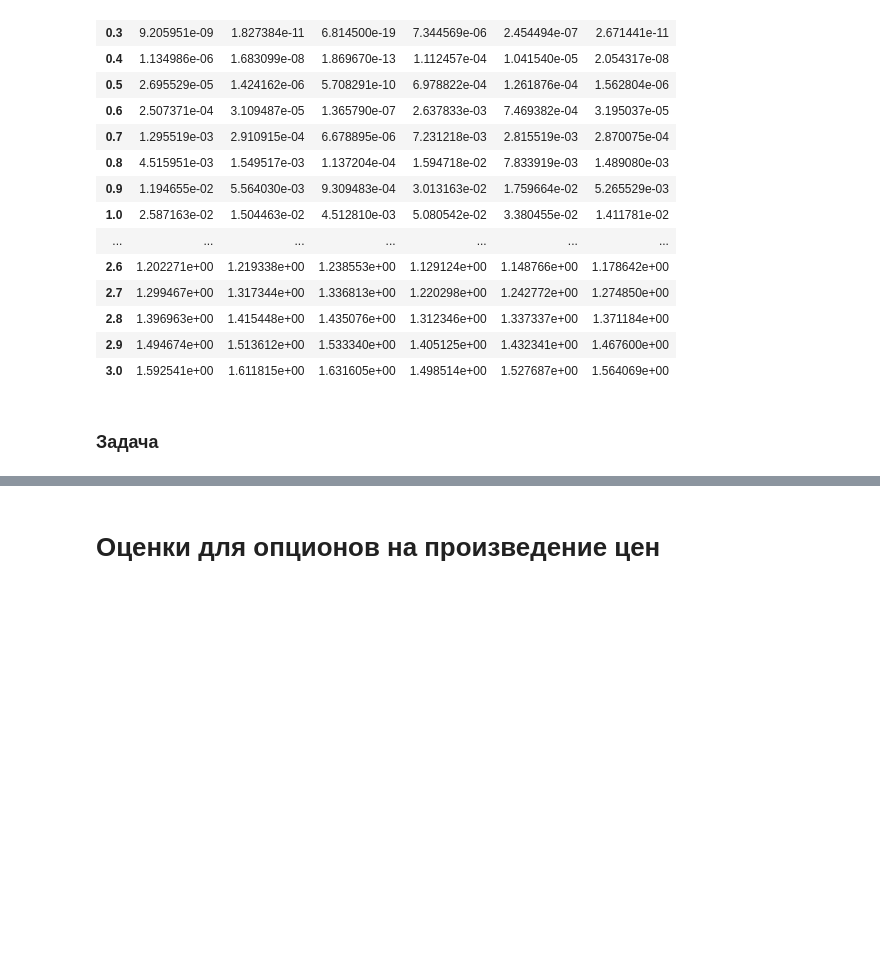
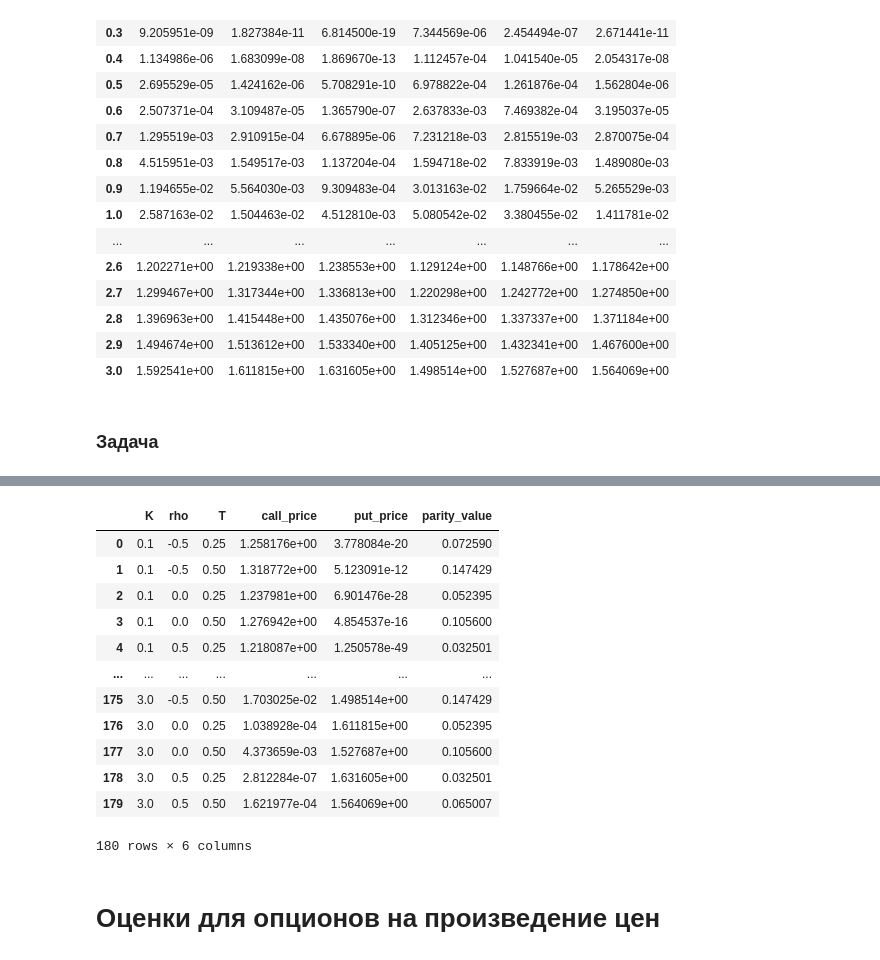
Before and after one commit to seri4ka/structured_finance_products, a Jupyter notebook: lab3/lab_4_GSFP.ipynb, the cells around one changed output, grey strips where cells are left out. Cells and saved outputs as stored; diff of their text form; code cells hidden in the pictures; blank space fills up the shorter version.

```diff
--- a/lab3/lab_4_GSFP.ipynb
+++ b/lab3/lab_4_GSFP.ipynb
@@ -131,3 +200,19 @@ pd.pivot_table(outperformance_df, values='price', index=['K'], columns=['T', 'rh
+# %%
+parity_results
+# %% [output]
+|  | K | rho | T | call_price | put_price | parity_value |
+| 0 | 0.1 | -0.5 | 0.25 | 1.258176e+00 | 3.778084e-20 | 0.072590 |
+| 1 | 0.1 | -0.5 | 0.50 | 1.318772e+00 | 5.123091e-12 | 0.147429 |
+| 2 | 0.1 | 0.0 | 0.25 | 1.237981e+00 | 6.901476e-28 | 0.052395 |
+| 3 | 0.1 | 0.0 | 0.50 | 1.276942e+00 | 4.854537e-16 | 0.105600 |
+| 4 | 0.1 | 0.5 | 0.25 | 1.218087e+00 | 1.250578e-49 | 0.032501 |
+| ... | ... | ... | ... | ... | ... | ... |
+| 175 | 3.0 | -0.5 | 0.50 | 1.703025e-02 | 1.498514e+00 | 0.147429 |
+| 176 | 3.0 | 0.0 | 0.25 | 1.038928e-04 | 1.611815e+00 | 0.052395 |
+| 177 | 3.0 | 0.0 | 0.50 | 4.373659e-03 | 1.527687e+00 | 0.105600 |
+| 178 | 3.0 | 0.5 | 0.25 | 2.812284e-07 | 1.631605e+00 | 0.032501 |
+| 179 | 3.0 | 0.5 | 0.50 | 1.621977e-04 | 1.564069e+00 | 0.065007 |
+180 rows × 6 columns
 # %% [markdown]
 # Оценки для опционов на произведение цен
 # %% [markdown]
```
Also changed, not shown: parts of 10 cells of this notebook.
